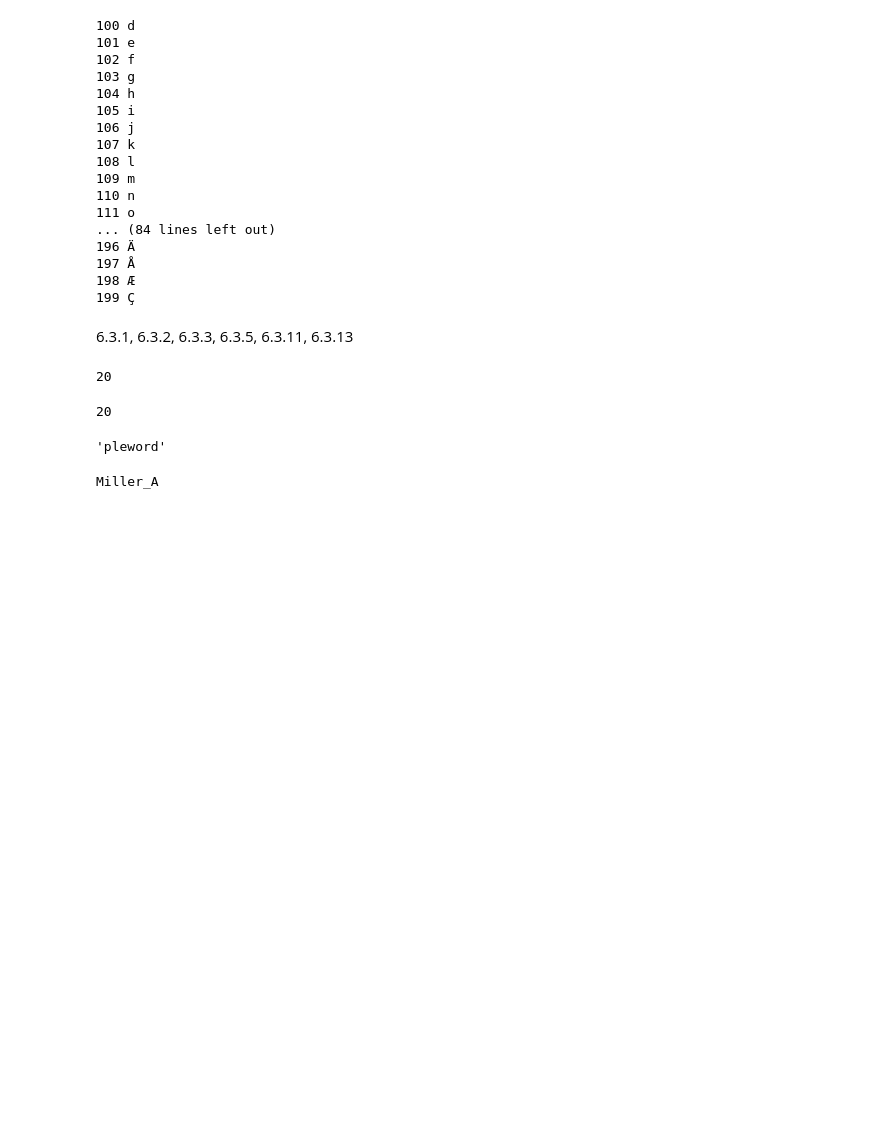
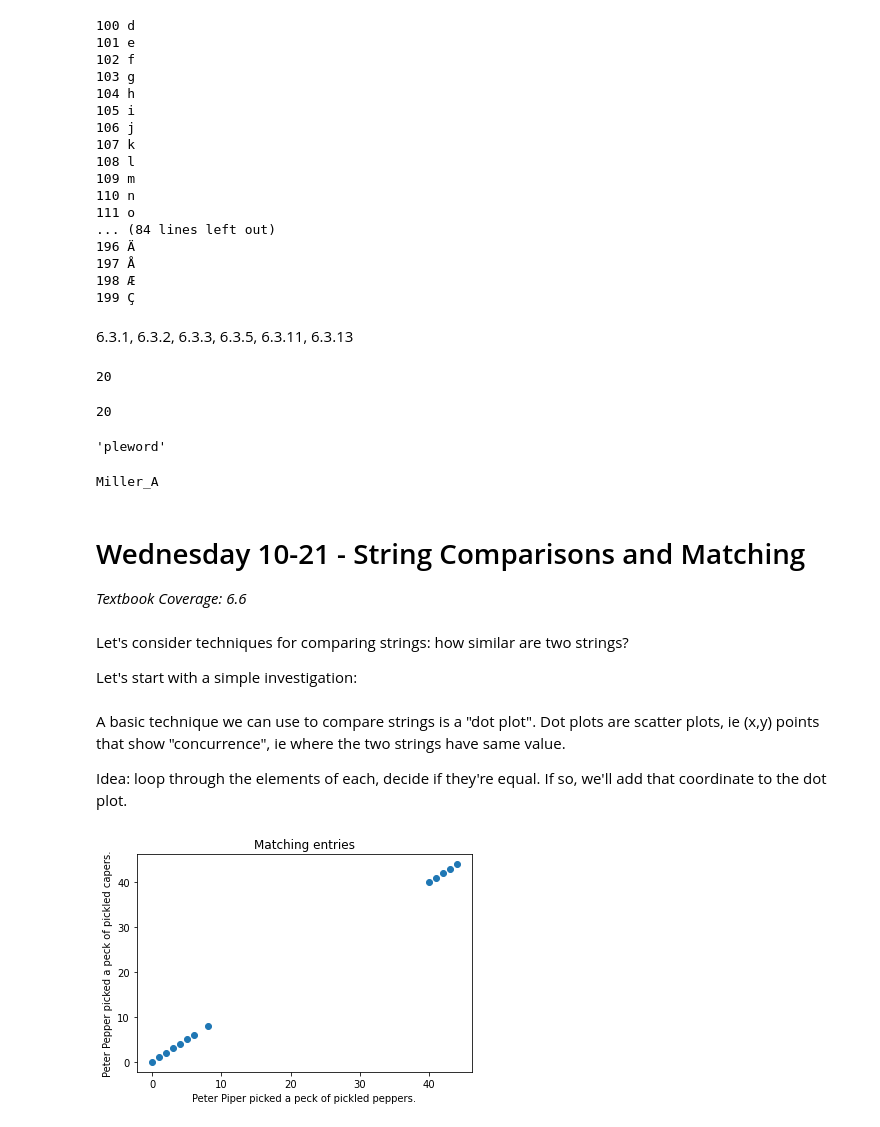
Before and after one commit to millera2/millera2.github.io, a Jupyter notebook: CS-111/Lec-10.ipynb, the cells around one changed output. Cells and saved outputs as stored; diff of their text form; code cells hidden in the pictures; blank space fills up the shorter version.

```diff
--- a/CS-111/Lec-10.ipynb
+++ b/CS-111/Lec-10.ipynb
@@ -570,3 +570,42 @@ def username(first, last):
 username("Alice", "Miller")
 # %% [output]
 Miller_A
+# %% [markdown]
+# Wednesday 10-21 - String Comparisons and Matching
+*Textbook Coverage: 6.6*
+# %% [markdown]
+Let's consider techniques for comparing strings:  how similar are two strings?
+
+Let's start with a simple investigation:
+# %%
+string1 = "Peter Piper picked a peck of pickled peppers."
+string2 = "Peter Pepper picked a peck of pickled capers."
+# %% [markdown]
+A basic technique we can use to compare strings is a "dot plot".  Dot plots are scatter plots, ie (x,y) points that show "concurrence", ie where the two strings have same value.
+
+
+Idea: loop through the elements of each, decide if they're equal.  If so, we'll add that coordinate to the dot plot.
+# %%
+import matplotlib.pyplot as pyplot
+
+def dotPlot(text1, text2):
+
+    # need accumlators to keep track of the matching pairs
+
+    x = []
+    y = []
+
+
+    for i in range(len(string1)):
+        if text1[i] == text2[i]:     #if the strings match at this position
+            x.append(i)              # add to xvals
+            y.append(i)              # add to yvals
+
+    pyplot.scatter(x,y)
+    pyplot.xlabel(string1)
+    pyplot.ylabel(string2)
+    pyplot.title("Matching entries")
+# %%
+dotPlot(string1, string2)
+# %% [output]
+[figure, added]
```
Also changed, not shown: parts of 4 cells of this notebook, 7 other files.
